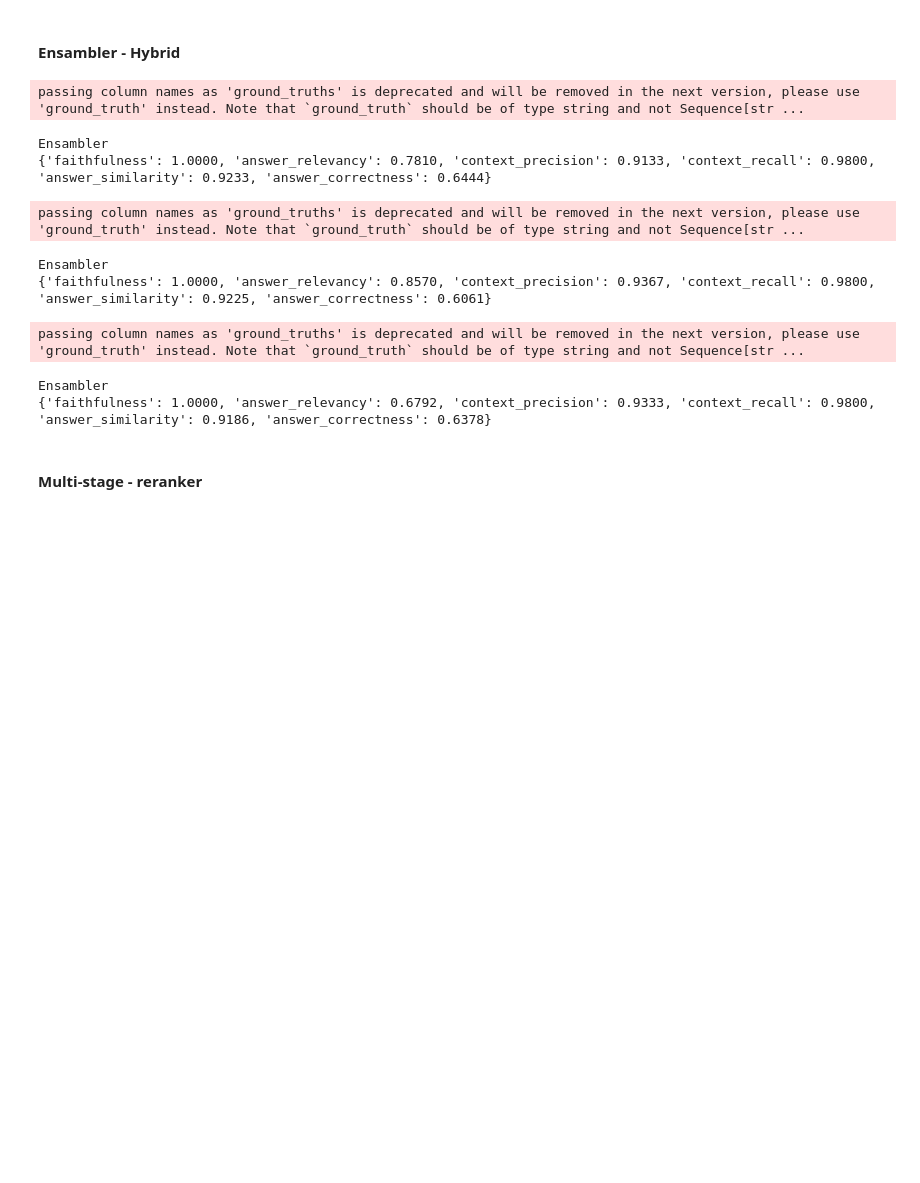
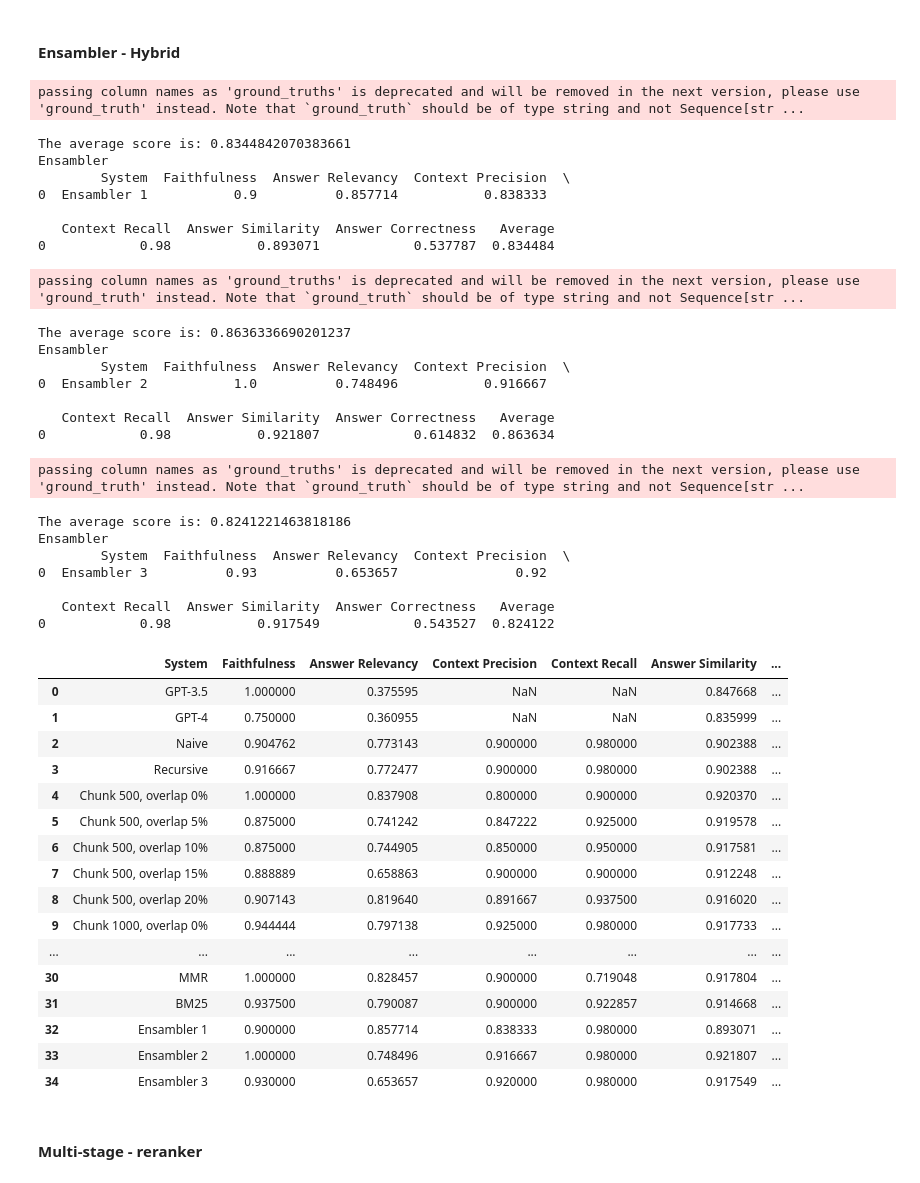
Before and after one commit to misslapina123/thesis-rag, a Jupyter notebook: q&a/q&a_news.ipynb, the cells around one changed output. Saved outputs shown, nothing was run; the diff lists cells and outputs as text; code cells hidden in the pictures; blank space fills up the shorter version.

```diff
--- a/q&a/q&a_news.ipynb
+++ b/q&a/q&a_news.ipynb
@@ -574,9 +852,10 @@ Marginal relevance
 #### BM25
 # %%
 from langchain.retrievers import BM25Retriever
-
-retriever_bm25 = BM25Retriever.from_documents(chunks_1000)
-result_bm25 = change_chunk_size(retriever_bm25)
+text_splitter = RecursiveCharacterTextSplitter.from_tiktoken_encoder(chunk_size = 1000, chunk_overlap = 200)
+chunks_1000_200 = text_splitter.split_documents(documents)
+retriever_bm25 = BM25Retriever.from_documents(chunks_1000_200)
+result_bm25, results_df = run_and_evaluate(f"BM25", retriever_bm25, prompt, llm, results_df)
 print("BM25")
 print(result_bm25)
 # %% [output]
@@ -587,33 +871,68 @@ Marginal relevance
 #### Ensambler - Hybrid
 # %%
 from langchain.retrievers import EnsembleRetriever
-
-ensemble_retriever_1 = EnsembleRetriever(retrievers=[retriever_bm25, retriever_3], weights=[0.75, 0.25])
-result_ensemble1 = change_chunk_size(ensemble_retriever_1)
+ret = db_k.as_retriever()
+ensemble_retriever_1 = EnsembleRetriever(retrievers=[retriever_bm25, ret], weights=[0.75, 0.25])
+result_ensemble1, results_df = run_and_evaluate(f"Ensambler 1", ensemble_retriever_1, prompt, llm, results_df)
 print("Ensambler")
 print(result_ensemble1)
 # %% [output]
 passing column names as 'ground_truths' is deprecated and will be removed in the next version, please use 'ground_truth' instead. Note that `ground_truth` should be of type string and not Sequence[str ...
+The average score is: 0.8344842070383661
 Ensambler
-{'faithfulness': 1.0000, 'answer_relevancy': 0.7810, 'context_precision': 0.9133, 'context_recall': 0.9800, 'answer_similarity': 0.9233, 'answer_correctness': 0.6444}
+        System  Faithfulness  Answer Relevancy  Context Precision  \
+0  Ensambler 1           0.9          0.857714           0.838333
+
+   Context Recall  Answer Similarity  Answer Correctness   Average
+0            0.98           0.893071            0.537787  0.834484
 # %%
-ensemble_retriever_2 = EnsembleRetriever(retrievers=[retriever_bm25, retriever_3], weights=[0.5, 0.5])
-result_ensemble2 = change_chunk_size(ensemble_retriever_2)
+ensemble_retriever_2 = EnsembleRetriever(retrievers=[retriever_bm25, ret], weights=[0.5, 0.5])
+result_ensemble2, results_df = run_and_evaluate(f"Ensambler 2", ensemble_retriever_2, prompt, llm, results_df)
 print("Ensambler")
 print(result_ensemble2)
 # %% [output]
 passing column names as 'ground_truths' is deprecated and will be removed in the next version, please use 'ground_truth' instead. Note that `ground_truth` should be of type string and not Sequence[str ...
+The average score is: 0.8636336690201237
 Ensambler
-{'faithfulness': 1.0000, 'answer_relevancy': 0.8570, 'context_precision': 0.9367, 'context_recall': 0.9800, 'answer_similarity': 0.9225, 'answer_correctness': 0.6061}
+        System  Faithfulness  Answer Relevancy  Context Precision  \
+0  Ensambler 2           1.0          0.748496           0.916667
+
+   Context Recall  Answer Similarity  Answer Correctness   Average
+0            0.98           0.921807            0.614832  0.863634
 # %%
-ensemble_retriever_3 = EnsembleRetriever(retrievers=[retriever_bm25, retriever_3], weights=[0.25,0.75])
-result_ensemble3 = change_chunk_size(ensemble_retriever_3)
+ensemble_retriever_3 = EnsembleRetriever(retrievers=[retriever_bm25, ret], weights=[0.25,0.75])
+result_ensemble3, results_df = run_and_evaluate(f"Ensambler 3", ensemble_retriever_3, prompt, llm, results_df)
 print("Ensambler")
 print(result_ensemble3)
 # %% [output]
 passing column names as 'ground_truths' is deprecated and will be removed in the next version, please use 'ground_truth' instead. Note that `ground_truth` should be of type string and not Sequence[str ...
+The average score is: 0.8241221463818186
 Ensambler
-{'faithfulness': 1.0000, 'answer_relevancy': 0.6792, 'context_precision': 0.9333, 'context_recall': 0.9800, 'answer_similarity': 0.9186, 'answer_correctness': 0.6378}
+        System  Faithfulness  Answer Relevancy  Context Precision  \
+0  Ensambler 3          0.93          0.653657               0.92
+
+   Context Recall  Answer Similarity  Answer Correctness   Average
+0            0.98           0.917549            0.543527  0.824122
+# %%
+results_df
+# %% [output]
+|  | System | Faithfulness | Answer Relevancy | Context Precision | Context Recall | Answer Similarity | ... |
+| 0 | GPT-3.5 | 1.000000 | 0.375595 | NaN | NaN | 0.847668 | ... |
+| 1 | GPT-4 | 0.750000 | 0.360955 | NaN | NaN | 0.835999 | ... |
+| 2 | Naive | 0.904762 | 0.773143 | 0.900000 | 0.980000 | 0.902388 | ... |
+| 3 | Recursive | 0.916667 | 0.772477 | 0.900000 | 0.980000 | 0.902388 | ... |
+| 4 | Chunk 500, overlap 0% | 1.000000 | 0.837908 | 0.800000 | 0.900000 | 0.920370 | ... |
+| 5 | Chunk 500, overlap 5% | 0.875000 | 0.741242 | 0.847222 | 0.925000 | 0.919578 | ... |
+| 6 | Chunk 500, overlap 10% | 0.875000 | 0.744905 | 0.850000 | 0.950000 | 0.917581 | ... |
+| 7 | Chunk 500, overlap 15% | 0.888889 | 0.658863 | 0.900000 | 0.900000 | 0.912248 | ... |
+| 8 | Chunk 500, overlap 20% | 0.907143 | 0.819640 | 0.891667 | 0.937500 | 0.916020 | ... |
+| 9 | Chunk 1000, overlap 0% | 0.944444 | 0.797138 | 0.925000 | 0.980000 | 0.917733 | ... |
+| ... | ... | ... | ... | ... | ... | ... | ... |
+| 30 | MMR | 1.000000 | 0.828457 | 0.900000 | 0.719048 | 0.917804 | ... |
+| 31 | BM25 | 0.937500 | 0.790087 | 0.900000 | 0.922857 | 0.914668 | ... |
+| 32 | Ensambler 1 | 0.900000 | 0.857714 | 0.838333 | 0.980000 | 0.893071 | ... |
+| 33 | Ensambler 2 | 1.000000 | 0.748496 | 0.916667 | 0.980000 | 0.921807 | ... |
+| 34 | Ensambler 3 | 0.930000 | 0.653657 | 0.920000 | 0.980000 | 0.917549 | ... |
 # %% [markdown]
 #### Multi-stage - reranker
 # %%
```
Also changed, not shown: parts of 64 cells of this notebook, 4 other files.
